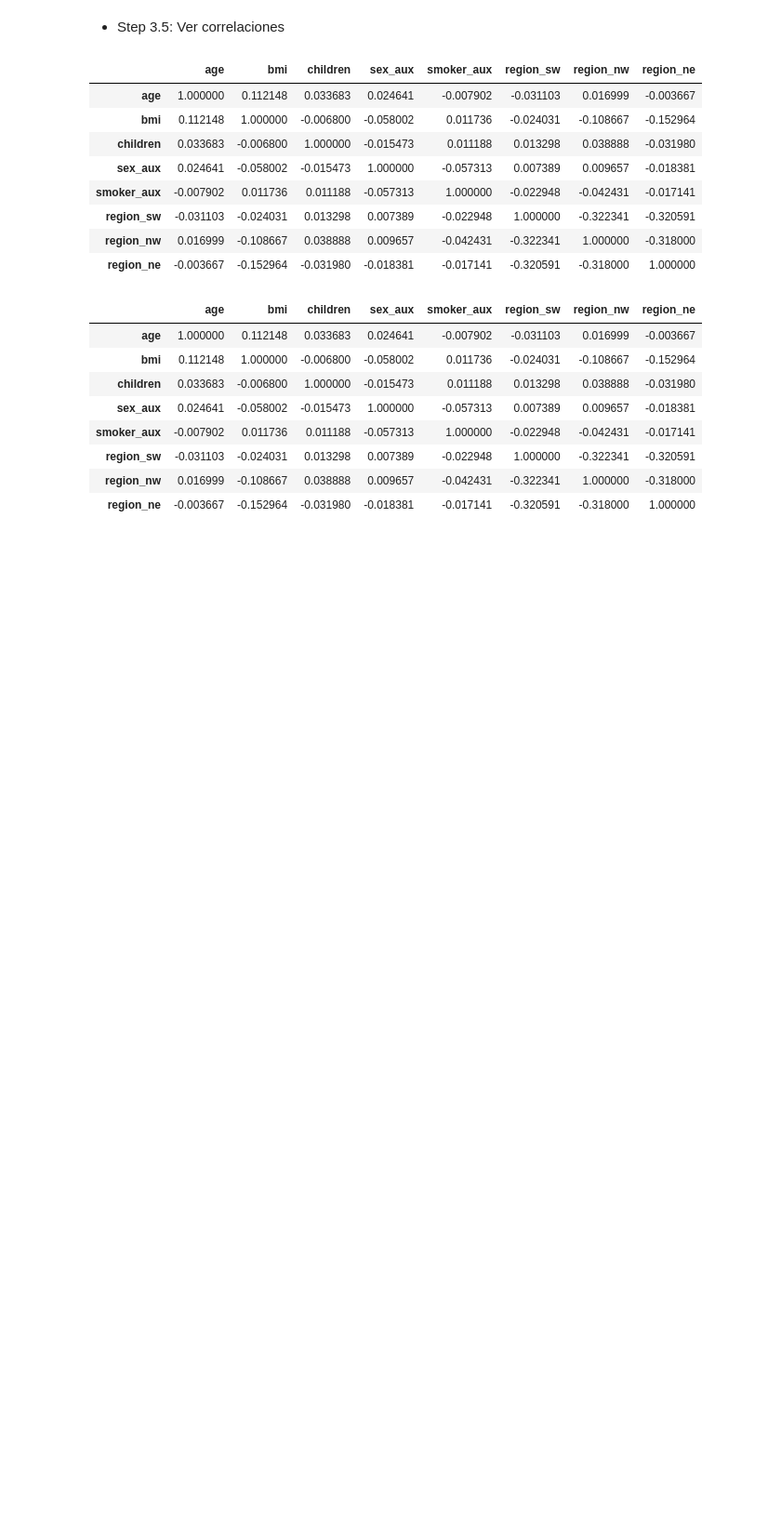
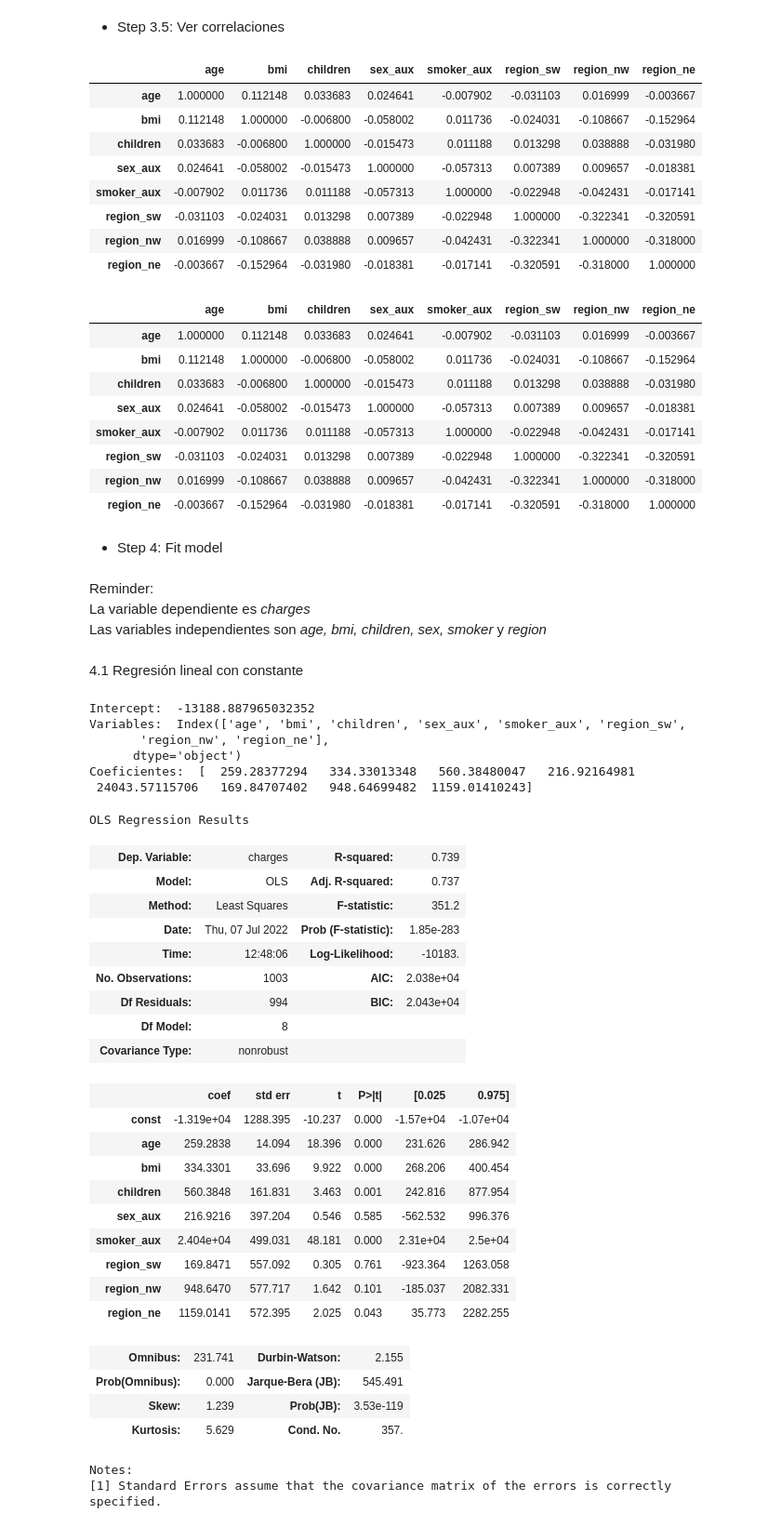
Before and after one commit to easyundercover/linear-regression-exercise, a Jupyter notebook: src/explore.ipynb, the cells around one changed output. Shown at 93% size. Saved outputs shown, nothing was run; the diff lists cells and outputs as text; code cells hidden in the pictures; blank space fills up the shorter version.

```diff
--- a/src/explore.ipynb
+++ b/src/explore.ipynb
@@ -189,3 +192,57 @@ X_train.corr().style.background_gradient(cmap = 'Blues')
 | region_sw | -0.031103 | -0.024031 | 0.013298 | 0.007389 | -0.022948 | 1.000000 | -0.322341 | -0.320591 |
 | region_nw | 0.016999 | -0.108667 | 0.038888 | 0.009657 | -0.042431 | -0.322341 | 1.000000 | -0.318000 |
 | region_ne | -0.003667 | -0.152964 | -0.031980 | -0.018381 | -0.017141 | -0.320591 | -0.318000 | 1.000000 |
+# %% [markdown]
+* Step 4: Fit model
+# %% [markdown]
+Reminder:
+<br> La variable dependiente es *charges*
+<br> Las variables independientes son *age, bmi, children, sex, smoker* y *region*
+# %% [markdown]
+4.1 Regresión lineal con constante
+# %%
+model = LinearRegression() #Initialize
+model.fit(X_train, y_train) #Fit
+
+print( "Intercept: ", model.intercept_ )
+print("Variables: ", X_train.columns)
+print( "Coeficientes: ", model.coef_ )
+# %% [output]
+Intercept:  -13188.887965032352
+Variables:  Index(['age', 'bmi', 'children', 'sex_aux', 'smoker_aux', 'region_sw',
+       'region_nw', 'region_ne'],
+      dtype='object')
+Coeficientes:  [  259.28377294   334.33013348   560.38480047   216.92164981
+ 24043.57115706   169.84707402   948.64699482  1159.01410243]
+# %%
+X_interceptor = sm.add_constant(X_train)
+model2 = sm.OLS(y_train, X_interceptor)
+results = model2.fit()
+results.summary()
+# %% [output]
+OLS Regression Results
+| Dep. Variable: | charges | R-squared: | 0.739 |
+| Model: | OLS | Adj. R-squared: | 0.737 |
+| Method: | Least Squares | F-statistic: | 351.2 |
+| Date: | Thu, 07 Jul 2022 | Prob (F-statistic): | 1.85e-283 |
+| Time: | 12:48:06 | Log-Likelihood: | -10183. |
+| No. Observations: | 1003 | AIC: | 2.038e+04 |
+| Df Residuals: | 994 | BIC: | 2.043e+04 |
+| Df Model: | 8 |  |  |
+| Covariance Type: | nonrobust |  |  |
+|  | coef | std err | t | P>|t| | [0.025 | 0.975] |
+| const | -1.319e+04 | 1288.395 | -10.237 | 0.000 | -1.57e+04 | -1.07e+04 |
+| age | 259.2838 | 14.094 | 18.396 | 0.000 | 231.626 | 286.942 |
+| bmi | 334.3301 | 33.696 | 9.922 | 0.000 | 268.206 | 400.454 |
+| children | 560.3848 | 161.831 | 3.463 | 0.001 | 242.816 | 877.954 |
+| sex_aux | 216.9216 | 397.204 | 0.546 | 0.585 | -562.532 | 996.376 |
+| smoker_aux | 2.404e+04 | 499.031 | 48.181 | 0.000 | 2.31e+04 | 2.5e+04 |
+| region_sw | 169.8471 | 557.092 | 0.305 | 0.761 | -923.364 | 1263.058 |
+| region_nw | 948.6470 | 577.717 | 1.642 | 0.101 | -185.037 | 2082.331 |
+| region_ne | 1159.0141 | 572.395 | 2.025 | 0.043 | 35.773 | 2282.255 |
+| Omnibus: | 231.741 | Durbin-Watson: | 2.155 |
+| Prob(Omnibus): | 0.000 | Jarque-Bera (JB): | 545.491 |
+| Skew: | 1.239 | Prob(JB): | 3.53e-119 |
+| Kurtosis: | 5.629 | Cond. No. | 357. |
+Notes:
+[1] Standard Errors assume that the covariance matrix of the errors is correctly specified.
```
Also changed, not shown: parts of 9 cells of this notebook.
